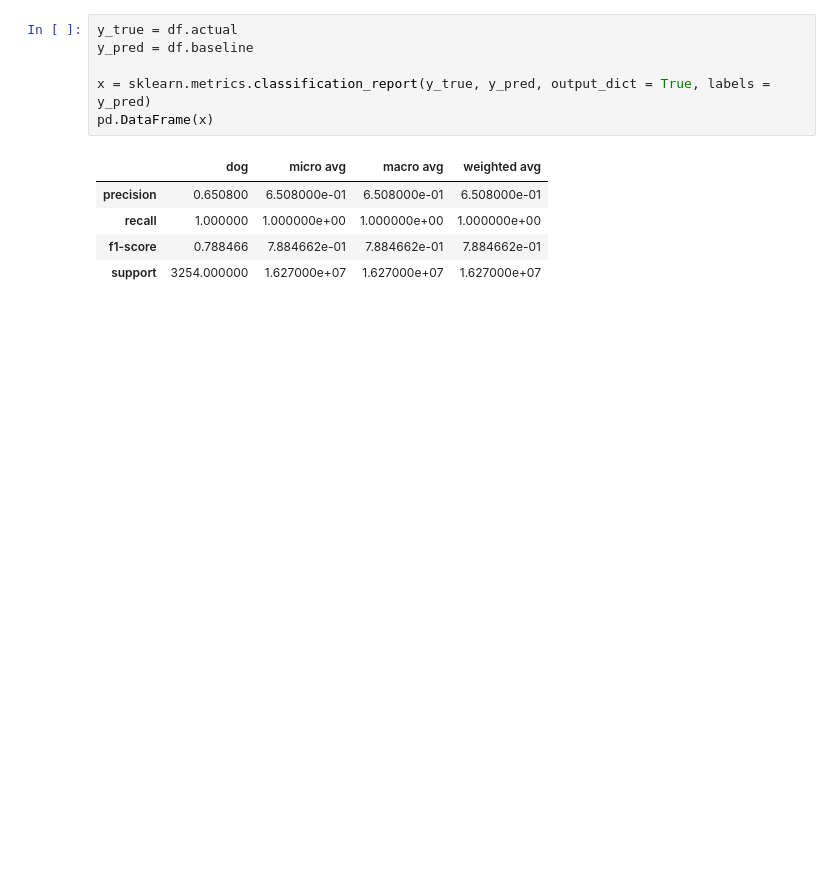
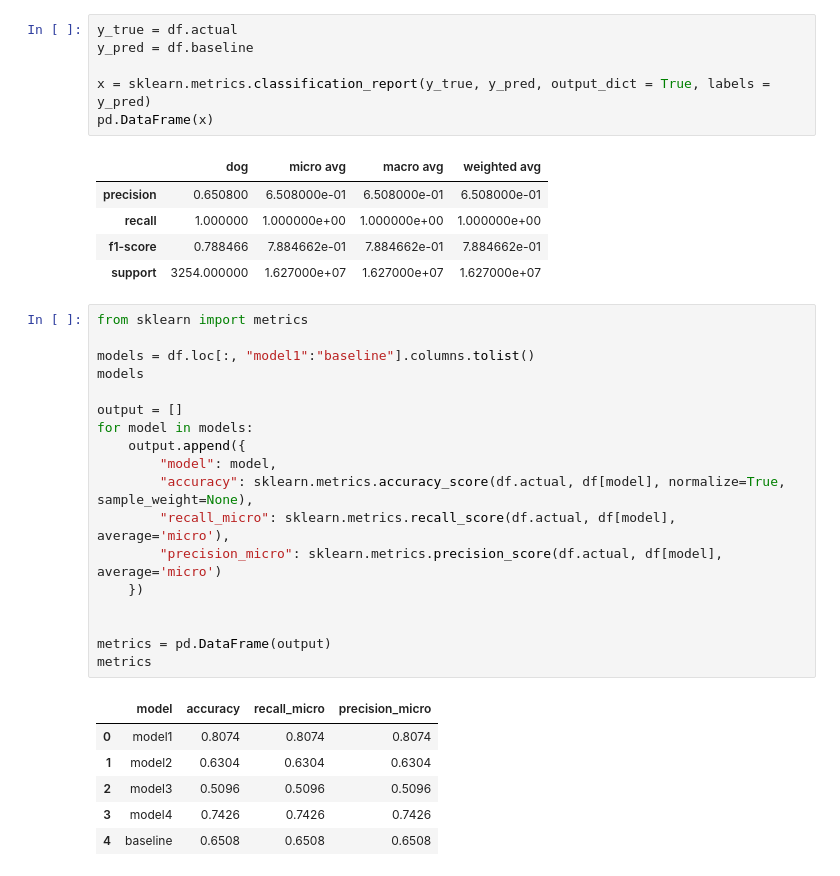
Before and after one commit to noahmelngailis/ds-methodologies-exercises, a Jupyter notebook: classification/model_evaluation.ipynb, the cells around one changed output. Cells and saved outputs as stored; diff of their text form; blank space fills up the shorter version.

Commit message:
finished panda df of evaluation metrics

```diff
--- a/classification/model_evaluation.ipynb
+++ b/classification/model_evaluation.ipynb
@@ -401,3 +404,28 @@ pd.DataFrame(x)
 | recall | 1.000000 | 1.000000e+00 | 1.000000e+00 | 1.000000e+00 |
 | f1-score | 0.788466 | 7.884662e-01 | 7.884662e-01 | 7.884662e-01 |
 | support | 3254.000000 | 1.627000e+07 | 1.627000e+07 | 1.627000e+07 |
+# %%
+from sklearn import metrics
+
+models = df.loc[:, "model1":"baseline"].columns.tolist()
+models
+
+output = []
+for model in models:
+    output.append({
+        "model": model,
+        "accuracy": sklearn.metrics.accuracy_score(df.actual, df[model], normalize=True, sample_weight=None),
+        "recall_micro": sklearn.metrics.recall_score(df.actual, df[model], average='micro'),
+        "precision_micro": sklearn.metrics.precision_score(df.actual, df[model], average='micro')
+    })
+
+
+metrics = pd.DataFrame(output)
+metrics
+# %% [output]
+|  | model | accuracy | recall_micro | precision_micro |
+| 0 | model1 | 0.8074 | 0.8074 | 0.8074 |
+| 1 | model2 | 0.6304 | 0.6304 | 0.6304 |
+| 2 | model3 | 0.5096 | 0.5096 | 0.5096 |
+| 3 | model4 | 0.7426 | 0.7426 | 0.7426 |
+| 4 | baseline | 0.6508 | 0.6508 | 0.6508 |
```
Also changed, not shown: parts of 6 cells of this notebook.
